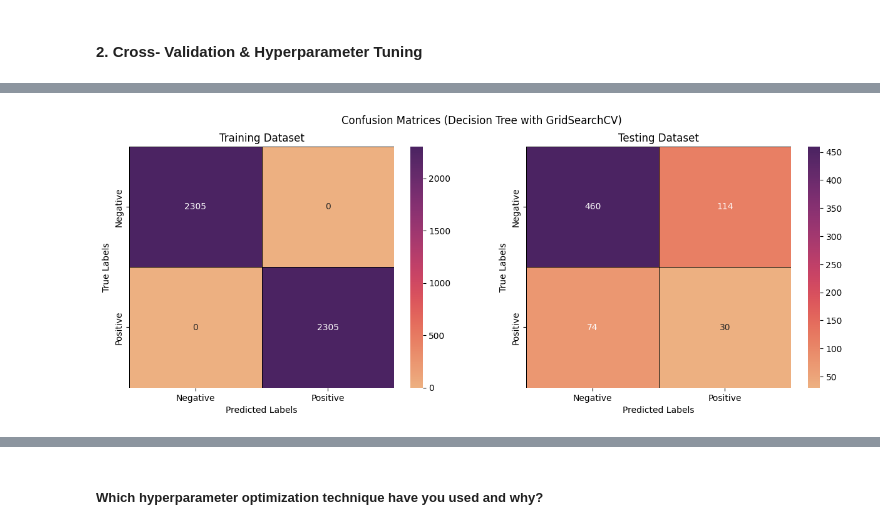
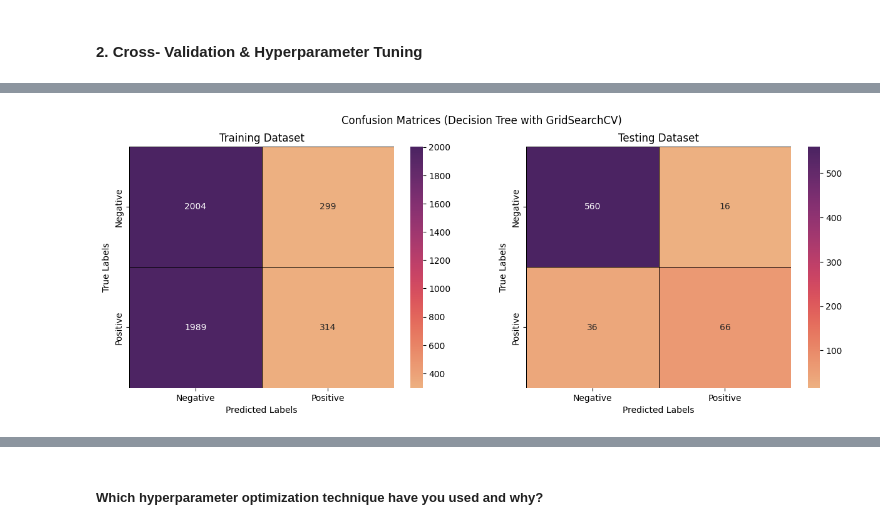
Before and after one commit to dipankarsahu1000/Cardiovascular-Risk-Prediction, a Jupyter notebook: Cardiovascular_Risk_Prediction.ipynb, the cells around one changed output, grey strips where cells are left out. Cells and saved outputs as stored; diff of their text form; code cells hidden in the pictures.

```diff
--- a/Cardiovascular_Risk_Prediction.ipynb
+++ b/Cardiovascular_Risk_Prediction.ipynb
@@ -877,7 +879,7 @@ y = df[dependent_variable]
 # %%
 from sklearn.model_selection import train_test_split
 
-X_train, X_test, y_train, y_test = train_test_split(X, y, test_size = 0.2, random_state = 0)
+X_train, X_test, y_train, y_test = train_test_split(X, y, test_size = 0.2, stratify = y, shuffle = True, random_state = 0)
 # %% [markdown]
 ##### What data splitting ratio have you used and why?
 # %% [markdown]
@@ -923,5 +933,5 @@ dtype: int64
 # %%
-from sklearn.metrics import accuracy_score, precision_score, recall_score, f1_score, confusion_matrix, roc_curve, roc_auc_score
+from sklearn.metrics import accuracy_score, precision_score, recall_score, f1_score, confusion_matrix, roc_auc_score, roc_curve, classification_report
 
 # Creating a function to generate the necessary evaluation metrics
 def eval(model, X_train, X_test, y_train, y_test, name):
@@ -956,17 +966,11 @@ def eval(model, X_train, X_test, y_train, y_test, name):
                                   'Train F1-Score', 'Test F1-Score','Train ROC-AUC', 'Test ROC-AUC'],
                          columns = [name])
 
-
   # Creating Confusion Matrices
   cm_train = confusion_matrix(y_train, train_pred)
   cm_test = confusion_matrix(y_test, test_pred)
 
-  # ROC values
-  fpr, tpr, threshold = roc_curve(y_test, test_proba[:, 1])
-
-  curve_values = [fpr, tpr]
-
-  return eval_df, cm_train, cm_test, curve_values
+  return eval_df, cm_train, cm_test
 # %%
 # Creating a function for plotting the confusion matrices
 
@@ -1042,13 +1046,13 @@ lr_eval_df
 #### 2. Cross- Validation & Hyperparameter Tuning
 # %%
 # ML Model - 1 Implementation with hyperparameter optimization techniques (i.e., GridSearch CV, RandomSearch CV, Bayesian Optimization etc.)
-from sklearn.model_selection import GridSearchCV, RepeatedStratifiedKFold
+from sklearn.model_selection import GridSearchCV, StratifiedKFold
 
-rsk = RepeatedStratifiedKFold(n_splits = 3, n_repeats = 3, random_state = 0)
+sk = StratifiedKFold(n_splits = 3, shuffle = True, random_state = 0)
 
-lr_param_grid = {'penalty': ['l1', 'l2', 'elasticnet'], 'C': [0.01, 0.1, 1, 10, 100], 'max_iter': [100, 500, 1000]}
+lr_param_grid = {'penalty': ['l1', 'l2', 'elasticnet'], 'C': [0.001, 0.01, 0.1, 1, 10]}
 
-lr_gscv = GridSearchCV(lr, param_grid = lr_param_grid, cv = rsk, scoring = 'recall')
+lr_gscv = GridSearchCV(lr, param_grid = lr_param_grid, cv = sk, scoring = 'recall')
 
 # Fit the Algorithm
 lr_gscv.fit(X_train, y_train)
@@ -1164,12 +1168,11 @@ dt_eval_df
 #### 2. Cross- Validation & Hyperparameter Tuning
 # %%
 # ML Model - 2 Implementation with hyperparameter optimization techniques (i.e., GridSearch CV, RandomSearch CV, Bayesian Optimization etc.)
-rsk = RepeatedStratifiedKFold(n_splits = 3, n_repeats = 3, random_state = 0)
 
-dt_param_grid = {'criterion': ['gini', 'entropy'], 'max_depth': [5, 10, 15, 20],
-                      'min_samples_split': [1, 2, 4, 8], 'min_samples_leaf': [1, 2, 4, 8]}
+sk = StratifiedKFold(n_splits = 3, shuffle = True, random_state = 0)
 
-dt_gscv = GridSearchCV(dt, param_grid = dt_param_grid, cv = rsk, scoring = 'recall')
+dt_param_grid = {'criterion': ['gini', 'entropy'], 'max_depth': [4, 8, 10], 'min_samples_split': [2, 4, 8], 'min_samples_leaf': [1, 2, 4]}
+dt_gscv = GridSearchCV(dt, param_grid = dt_param_grid, cv = sk, scoring = 'recall')
 
 # Fit the Algorithm
 dt_gscv.fit(X_test, y_test)
@@ -1192,10 +1194,10 @@ dt_gscv.best_params_
 # %%
-dt_gscv_eval_df, dt_gscv_cm_train, dt_gscv_cm_test, dt_gscv_curve_values = eval(dt_gscv, X_train, X_test, y_train, y_test, 'Decision Tree with GridSearchCV')
+dt_gscv_eval_df, dt_gscv_cm_train, dt_gscv_cm_test = eval(dt_gscv, X_train, X_test, y_train, y_test, 'Decision Tree with GridSearchCV')
 
 # Generating the confusion matrices
-conmat(dt_cm_train, dt_cm_test, 'Decision Tree with GridSearchCV')
+conmat(dt_gscv_cm_train, dt_gscv_cm_test, 'Decision Tree with GridSearchCV')
 # %% [output]
-[figure, old version]
+[figure, new version]
 # %%
 # The evaluation metric score chart
 dt_gscv_eval_df
```
Also changed, not shown: parts of 97 cells of this notebook.
